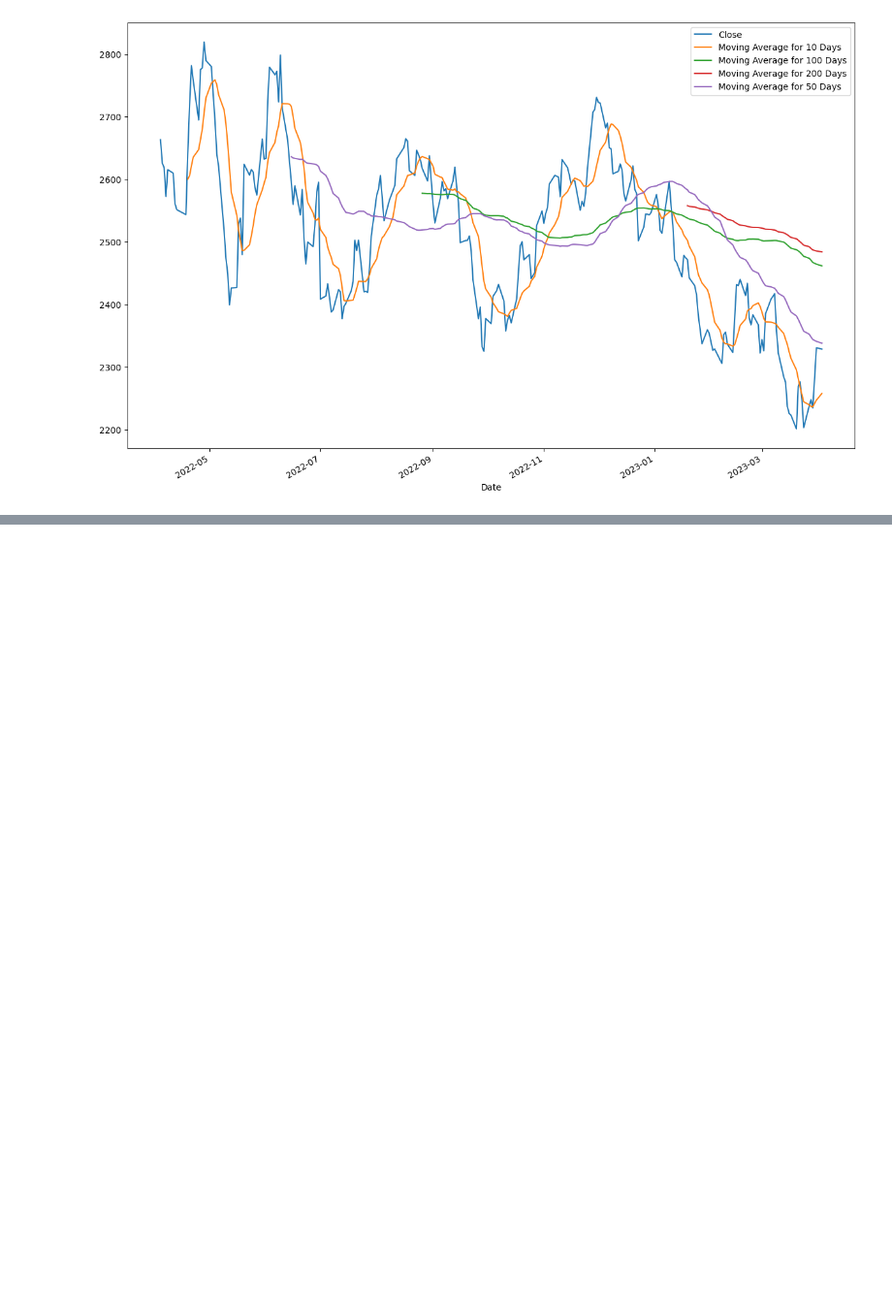
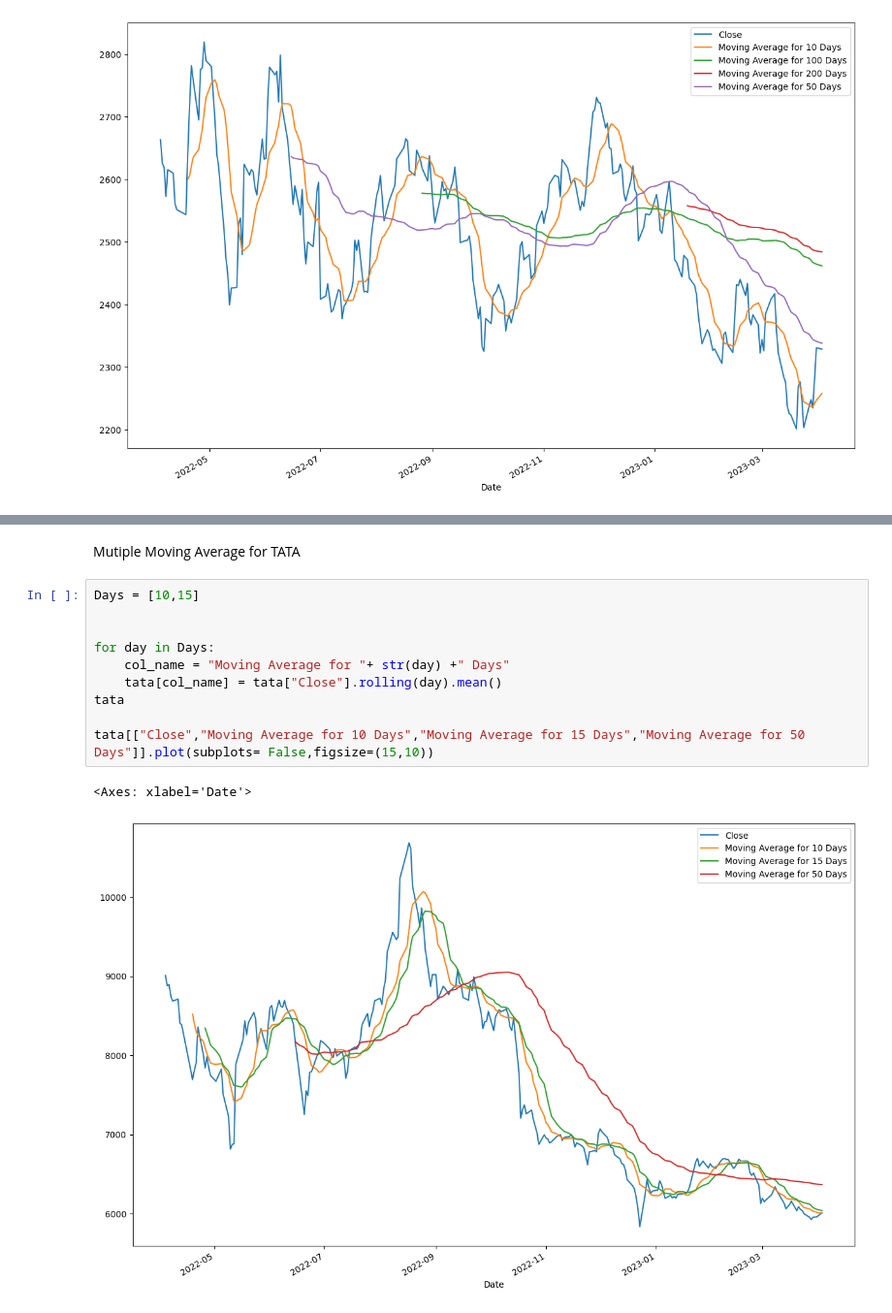
Before and after one commit to suresh130900/python_analisys, a Jupyter notebook: DAP_project.ipynb, the cells around one changed output, grey strips where cells are left out. Shown at 97% size. Drawn from its saved outputs; the diff is of its cells as text; blank space fills up the shorter version.

```diff
--- a/DAP_project.ipynb
+++ b/DAP_project.ipynb
@@ -136,0 +152,15 @@ reliance[["Close","Moving Average for 10 Days","Moving Average for 100 Days","Mo
+# %% [markdown]
+Mutiple Moving Average for TATA
+# %%
+Days = [10,15]
+
+
+for day in Days:
+    col_name = "Moving Average for "+ str(day) +" Days"
+    tata[col_name] = tata["Close"].rolling(day).mean()
+tata
+
+tata[["Close","Moving Average for 10 Days","Moving Average for 15 Days","Moving Average for 50 Days"]].plot(subplots= False,figsize=(15,10))
+# %% [output]
+<Axes: xlabel='Date'>
+[figure, added]
```
Also changed, not shown: parts of 4 cells of this notebook.
